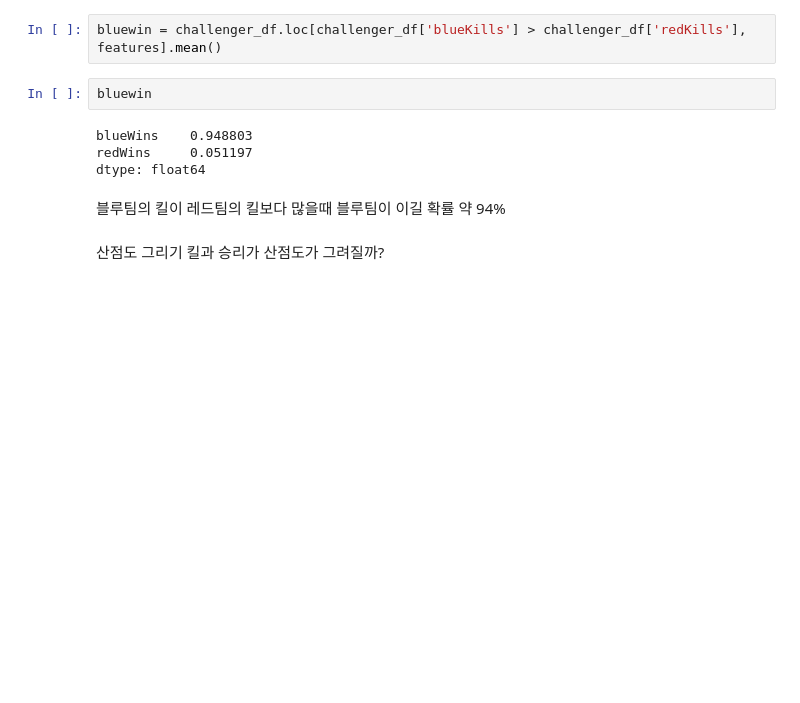
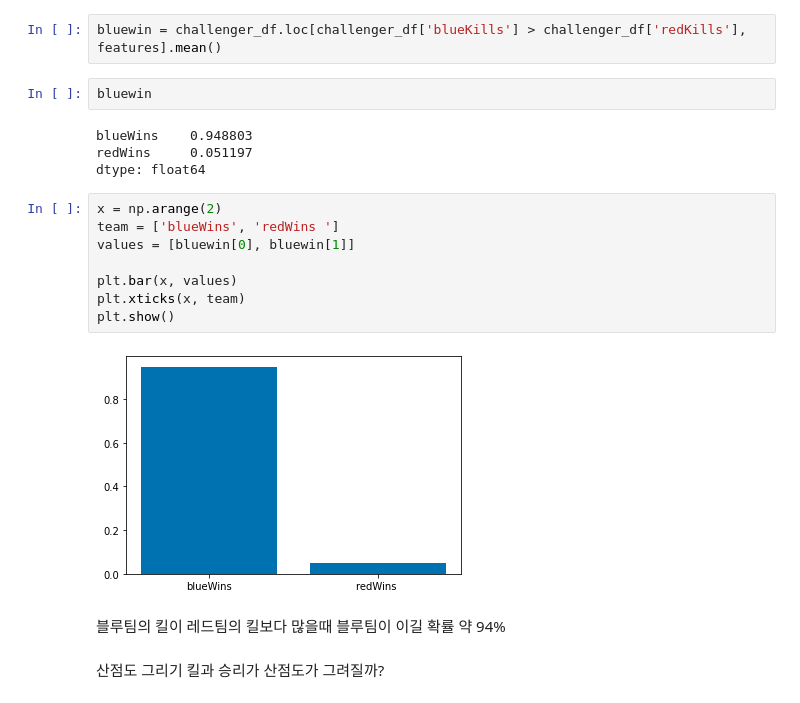
Before and after one commit to Recorder08/Recorder08.github.io, a Jupyter notebook: aix.ipynb, the cells around one changed output. Saved outputs shown, nothing was run; the diff lists cells and outputs as text; blank space fills up the shorter version.

```diff
--- a/aix.ipynb
+++ b/aix.ipynb
@@ -216,6 +216,16 @@ bluewin
 blueWins    0.948803
 redWins     0.051197
 dtype: float64
+# %%
+x = np.arange(2)
+team = ['blueWins', 'redWins ']
+values = [bluewin[0], bluewin[1]]
+
+plt.bar(x, values)
+plt.xticks(x, team)
+plt.show()
+# %% [output]
+[figure, added]
 # %% [markdown]
 블루팀의 킬이 레드팀의 킬보다 많을때 블루팀이 이길 확률 약 94%
 # %% [markdown]
```
Also changed, not shown: parts of 18 cells of this notebook.
